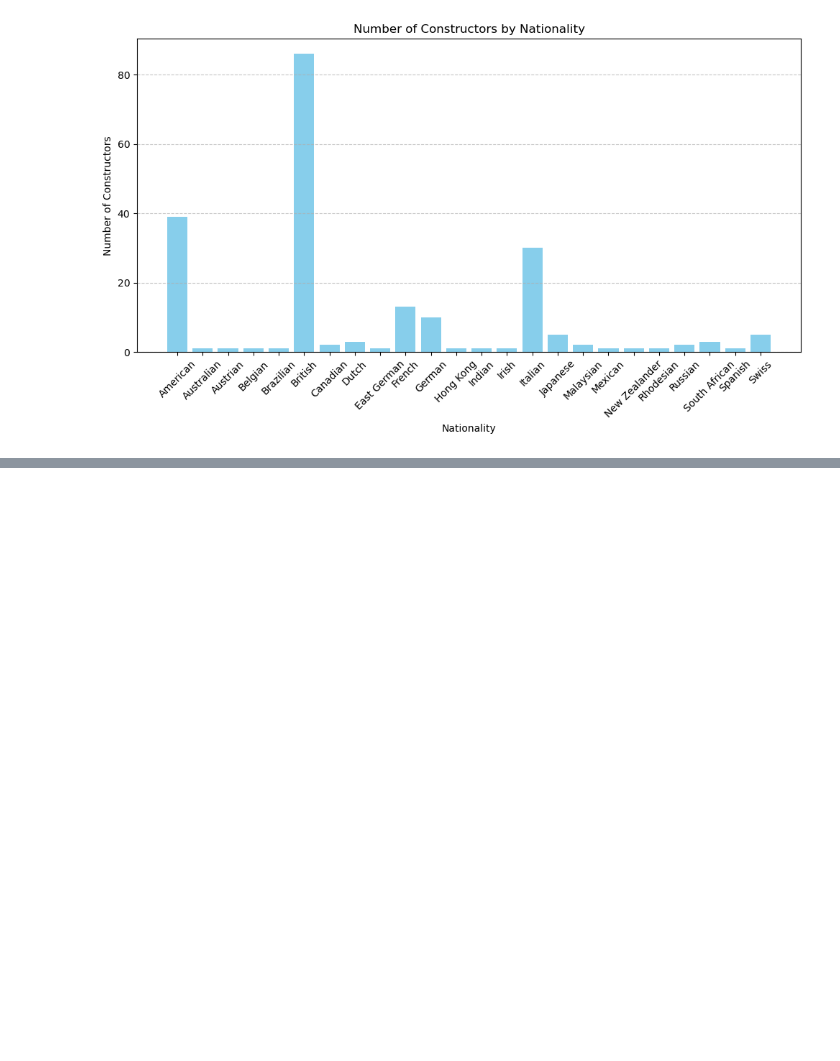
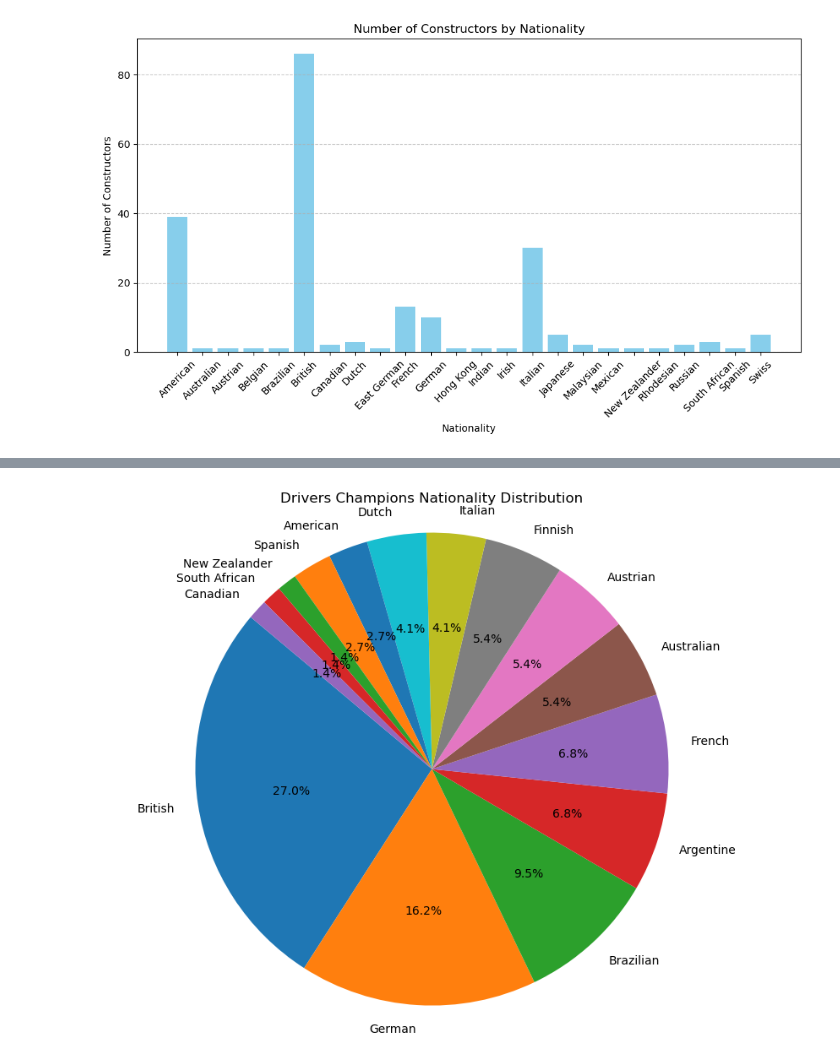
Before and after one commit to mnogueira22/FEUP-PRI, a Jupyter notebook: statistics.ipynb, the cells around one changed output, grey strips where cells are left out. Drawn from its saved outputs; the diff is of its cells as text; code cells hidden in the pictures; blank space fills up the shorter version.

```diff
--- a/statistics.ipynb
+++ b/statistics.ipynb
@@ -4,12 +4,15 @@ import matplotlib.pyplot as plt
 import seaborn as sns
 import requests
 import folium
+import wordcloud
 
 constructors = pd.read_csv('collection/clean_data/constructors.csv')
 raceResults = pd.read_csv('collection/clean_data/results.csv')
 drivers = pd.read_csv('collection/clean_data/drivers.csv')
 races = pd.read_csv('collection/clean_data/races.csv')
 circuits = pd.read_csv('collection/clean_data/circuits.csv')
+drivers_standings = pd.read_csv('collection/clean_data/drivers_standings.csv')
+constructors_standings = pd.read_csv('collection/clean_data/constructors_standings.csv')
 # %%
 team_mapping = {
     'McLaren': 'McLaren',
@@ -409,0 +447,16 @@ M
+# %%
+drivers_standings = drivers_standings[drivers_standings['position'] == 1]
+
+drivers_nationality = drivers_standings.merge(drivers, on='driverId', how='inner')
+drivers_nationality = drivers_nationality[['nationality']]
+
+nationality_count_df = drivers_nationality['nationality'].value_counts().reset_index()
+nationality_count_df.columns = ['nationality', 'count']
+
+plt.figure(figsize=(10, 8))
+plt.pie(nationality_count_df['count'], labels=nationality_count_df['nationality'], autopct='%1.1f%%', startangle=140)
+plt.title('Drivers Champions Nationality Distribution')
+plt.axis('equal')
+plt.show()
+# %% [output]
+[figure, added]
```
Also changed, not shown: parts of 3 cells of this notebook, 4 other files.
